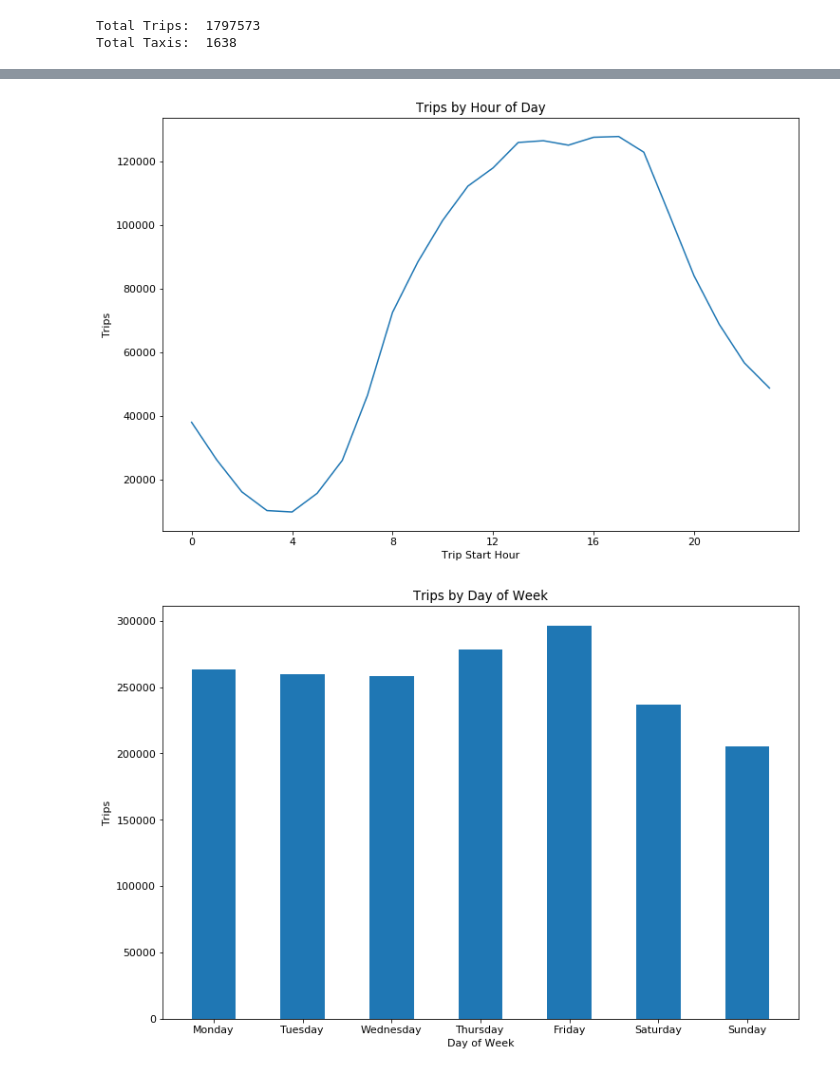
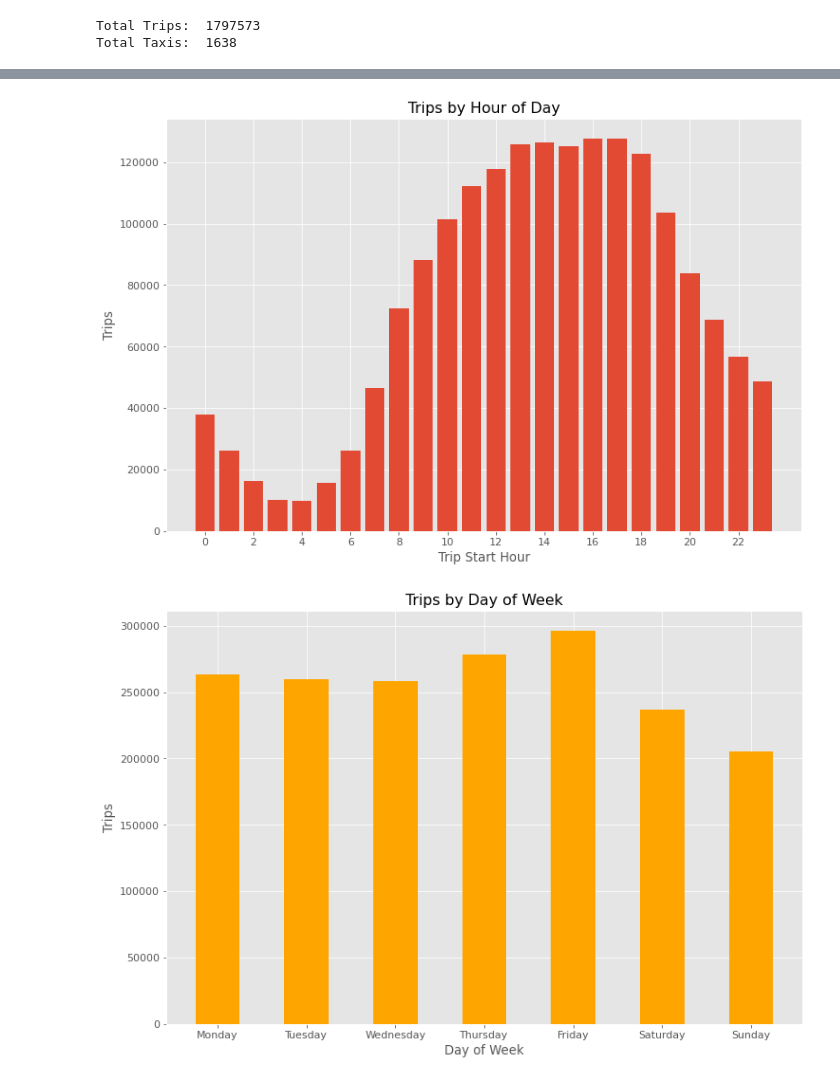
Before and after one commit to aloisiusStephen/ChicagoRideHailing, a Jupyter notebook: ChicagoRideHailing_Analysis.ipynb, the cells around one changed output, grey strips where cells are left out. Saved outputs shown, nothing was run; the diff lists cells and outputs as text; code cells hidden in the pictures.

```diff
--- a/ChicagoRideHailing_Analysis.ipynb
+++ b/ChicagoRideHailing_Analysis.ipynb
@@ -6,8 +6,12 @@ import pandas as pd
 import matplotlib.pyplot as plt
 import numpy as np
 import datetime
+import bokeh
+import geopy as gp
+import pygeohash as gh
 from IPython.display import display
 %matplotlib inline
+plt.style.use('ggplot')
 pd.options.display.float_format = '{:,.2f}'.format
 # %%
 # import cleaned Taxi Trip data from CSV into DataFrame
@@ -257,39 +266,39 @@ display(pd.DataFrame(df_payment))
 # %%
-# time series
-# distribution of trips within a day; by hour
+# hour and day analysis
+def plotHourAndDayTrends(df_toplot):
+    # distribution of trips within a day; by hour
+    fig, ax = plt.subplots()
+    fig.set_size_inches(12,8)
 
-df['Trip Start Hour'] = df['Trip Start Timestamp'].dt.hour
+    ax.set_xlabel('Trip Start Hour')
+    ax.set_ylabel('Trips')
+    ax.set_title('Trips by Hour of Day')
+    ax.set_xticks( range(0,24,2))
 
-fig, ax = plt.subplots()
-fig.set_size_inches(12,8)
+    ax.bar( range(0,24),df_toplot.groupby(['Trip Start Hour']).size())
 
-ax.set_xlabel('Trip Start Hour')
-ax.set_ylabel('Trips')
-ax.set_title('Trips by Hour of Day')
-ax.set_xticks( range(0,24,4))
+    plt.show()
 
-ax.plot( df.groupby(['Trip Start Hour']).size())
 
-plt.show()
+    # distribution of trips based on day of the week
+    dayofweek = ['Monday','Tuesday','Wednesday','Thursday','Friday','Saturday','Sunday']
 
-# distribution of trips based on day of the week
+    fig, ax = plt.subplots()
+    fig.set_size_inches(12,8)
 
-df['Trip Day of Week'] = df['Trip Start Timestamp'].dt.dayofweek
-dayofweek = ['Monday','Tuesday','Wednesday','Thursday','Friday','Saturday','Sunday']
+    ax.set_xlabel('Day of Week')
+    ax.set_ylabel('Trips')
+    ax.set_title('Trips by Day of Week')
 
-fig, ax = plt.subplots()
-fig.set_size_inches(12,8)
+    data_dayofweek = df_toplot.groupby(['Trip Day of Week']).size()
 
-ax.set_xlabel('Day of Week')
-ax.set_ylabel('Trips')
-ax.set_title('Trips by Day of Week')
+    ax.bar(range(7), data_dayofweek, width = 0.5, color = 'orange')
+    ax.set_xticks(range(7))
+    ax.set_xticklabels(dayofweek)
+    plt.show()
 
-data_dayofweek = df.groupby(['Trip Day of Week']).size()
-
-ax.bar(range(7), data_dayofweek, width = 0.5)
-ax.set_xticklabels([""] + dayofweek)
-plt.show()
+plotHourAndDayTrends(df)
 # %% [output]
-[figure, old version]
+[figure, new version]
-[figure, old version]
+[figure, new version]
 # %%
```
Also changed, not shown: parts of 26 cells of this notebook.
